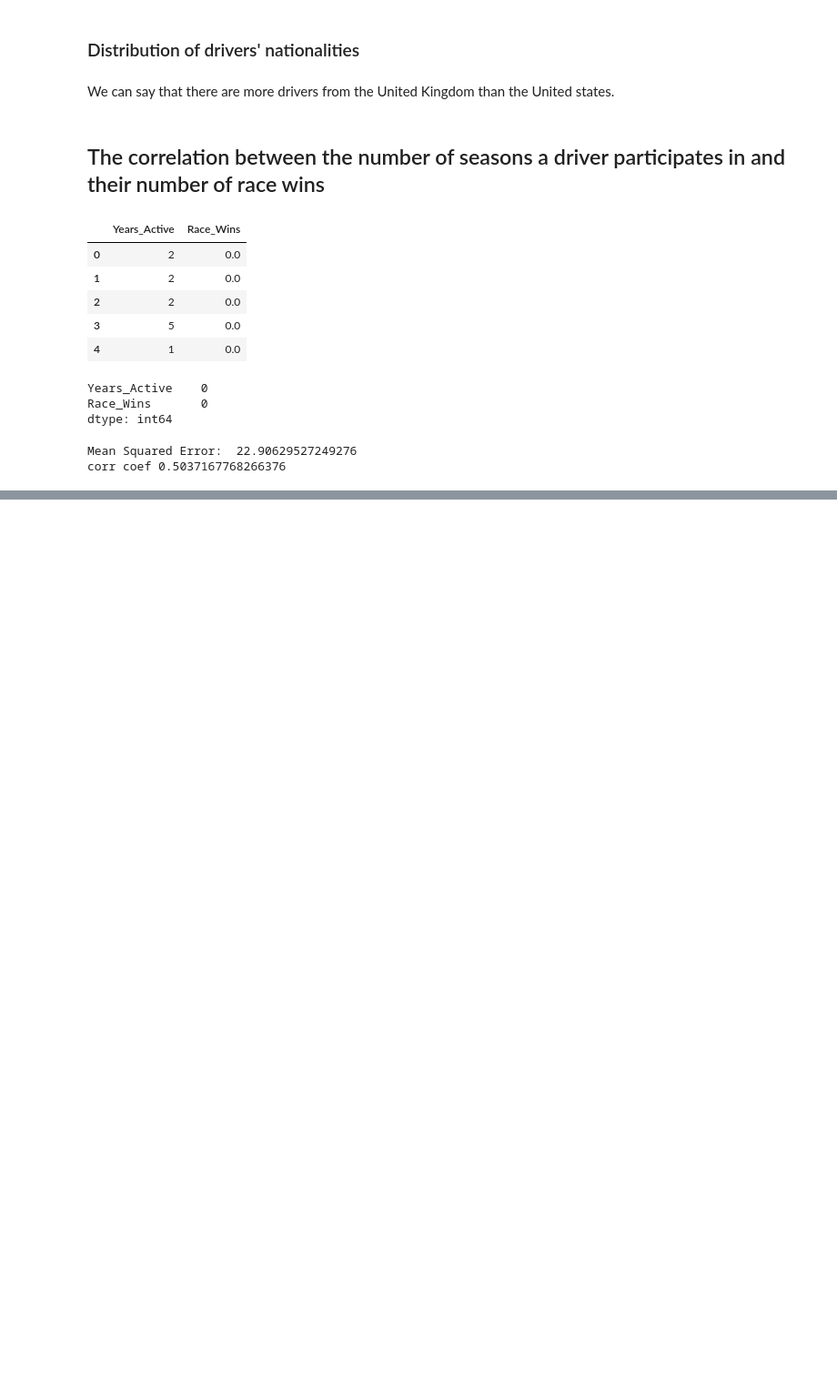
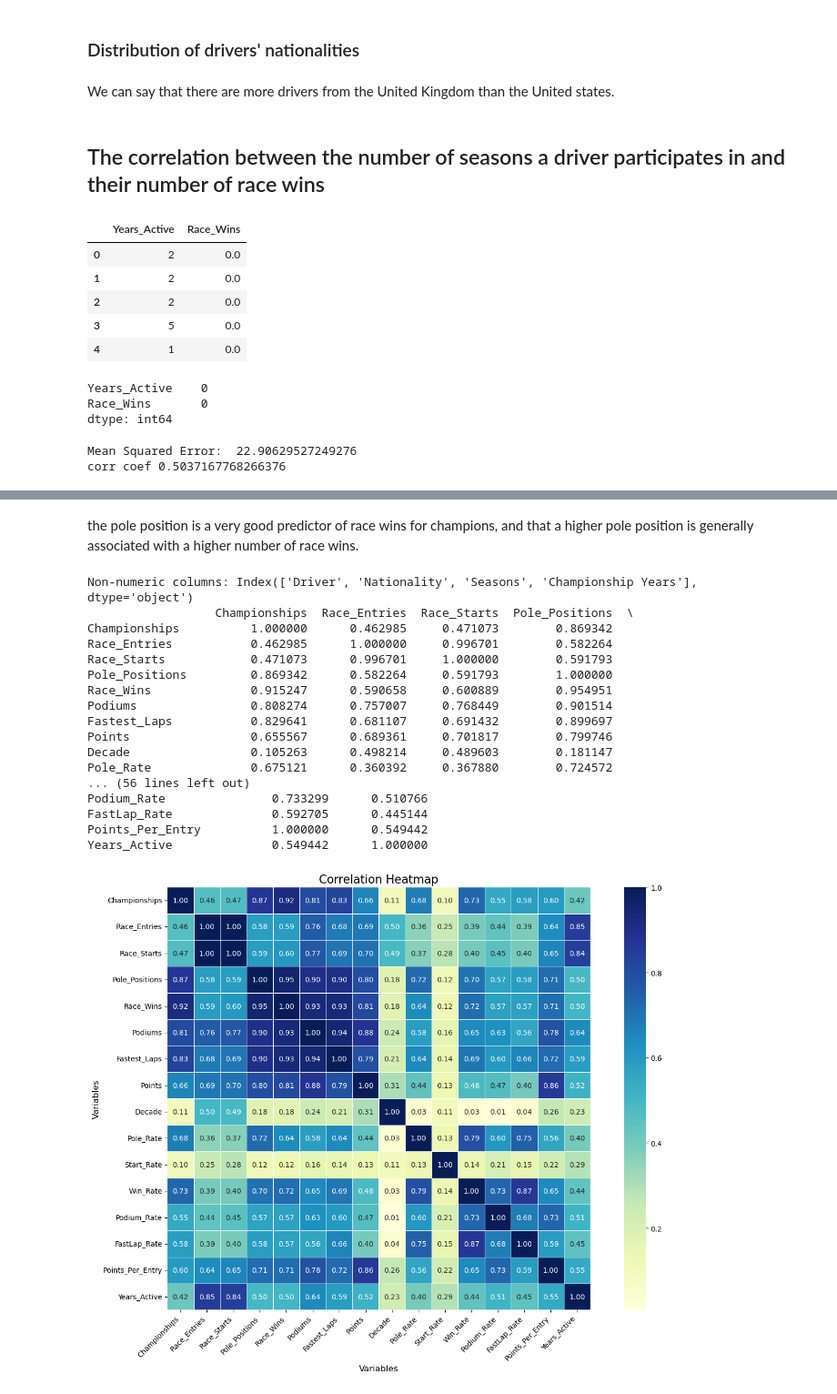
Before and after one commit to p4rz1v4l26/F1-Analysis, a Jupyter notebook: index.ipynb, the cells around one changed output, grey strips where cells are left out. Shown: that part at 91% size. Drawn from its saved outputs; the diff is of its cells as text; code cells hidden in the pictures; blank space fills up the shorter version.

```diff
--- a/index.ipynb
+++ b/index.ipynb
@@ -123,0 +201,61 @@ corr coef 0.5037167768266376
+# %% [markdown]
+
+the pole position is a very good predictor of race wins for champions, and that a higher pole position is generally associated with a higher number of race wins.
+# %%
+non_numeric_columns = df.select_dtypes(include=['object']).columns
+print("Non-numeric columns:", non_numeric_columns)
+
+
+# Exclude non-numeric columns
+df_numeric = df.select_dtypes(include=[np.number])
+
+# Calculate and print the correlation matrix
+corr_matrix = df_numeric.corr()
+print(corr_matrix)
+
+# Create the heatmap
+plt.figure(figsize=(14, 10))  # Adjusted size for better readability
+heatmap = sns.heatmap(
+    corr_matrix,
+    cmap="YlGnBu",  # Colormap
+    annot=True,     # Show the correlation values
+    annot_kws={'size': 10},  # Adjust font size of annotations
+    fmt=".2f",      # Format of the annotation text
+    linewidths=0.5, # Add grid lines
+    cbar=True,      # Show color bar
+    square=True,    # Keep cells square
+    xticklabels=df_numeric.columns,  # Use numeric column names for x-axis
+    yticklabels=df_numeric.columns   # Use numeric column names for y-axis
+)
+
+# Set plot labels and title
+plt.title('Correlation Heatmap', fontsize=16)
+plt.xlabel('Variables', fontsize=12)
+plt.ylabel('Variables', fontsize=12)
+plt.xticks(rotation=45, ha='right')  # Rotate x-axis labels for better fit
+plt.yticks(rotation=0)
+
+# Adjust layout to prevent clipping of labels
+plt.tight_layout()
+
+# Show the plot
+plt.show()
+# %% [output]
+Non-numeric columns: Index(['Driver', 'Nationality', 'Seasons', 'Championship Years'], dtype='object')
+                  Championships  Race_Entries  Race_Starts  Pole_Positions  \
+Championships          1.000000      0.462985     0.471073        0.869342
+Race_Entries           0.462985      1.000000     0.996701        0.582264
+Race_Starts            0.471073      0.996701     1.000000        0.591793
+Pole_Positions         0.869342      0.582264     0.591793        1.000000
+Race_Wins              0.915247      0.590658     0.600889        0.954951
+Podiums                0.808274      0.757007     0.768449        0.901514
+Fastest_Laps           0.829641      0.681107     0.691432        0.899697
+Points                 0.655567      0.689361     0.701817        0.799746
+Decade                 0.105263      0.498214     0.489603        0.181147
+Pole_Rate              0.675121      0.360392     0.367880        0.724572
+... (56 lines left out)
+Podium_Rate               0.733299      0.510766
+FastLap_Rate              0.592705      0.445144
+Points_Per_Entry          1.000000      0.549442
+Years_Active              0.549442      1.000000
+[figure, added]
```
Also changed, not shown: parts of 5 cells of this notebook, 1 other file.
